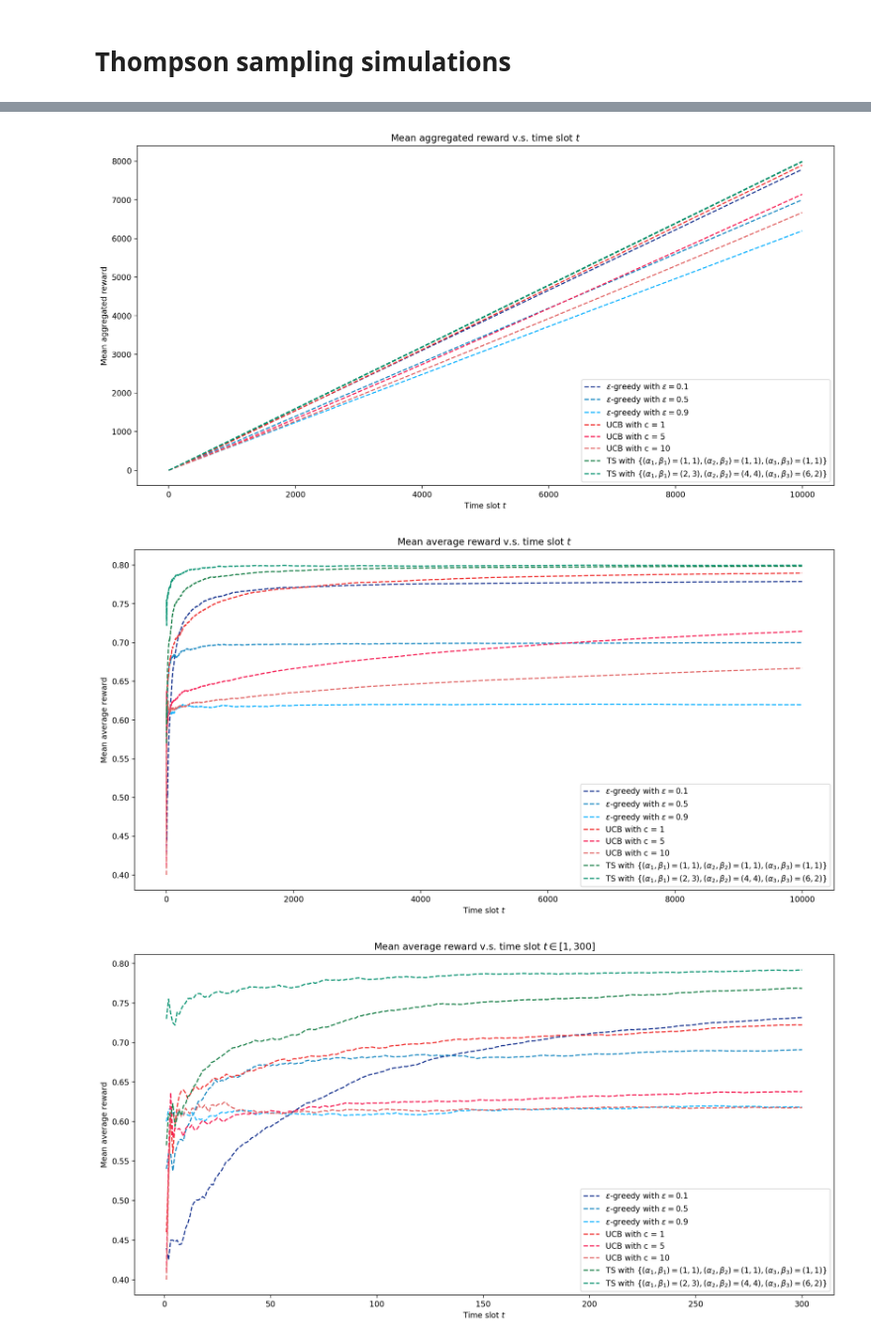
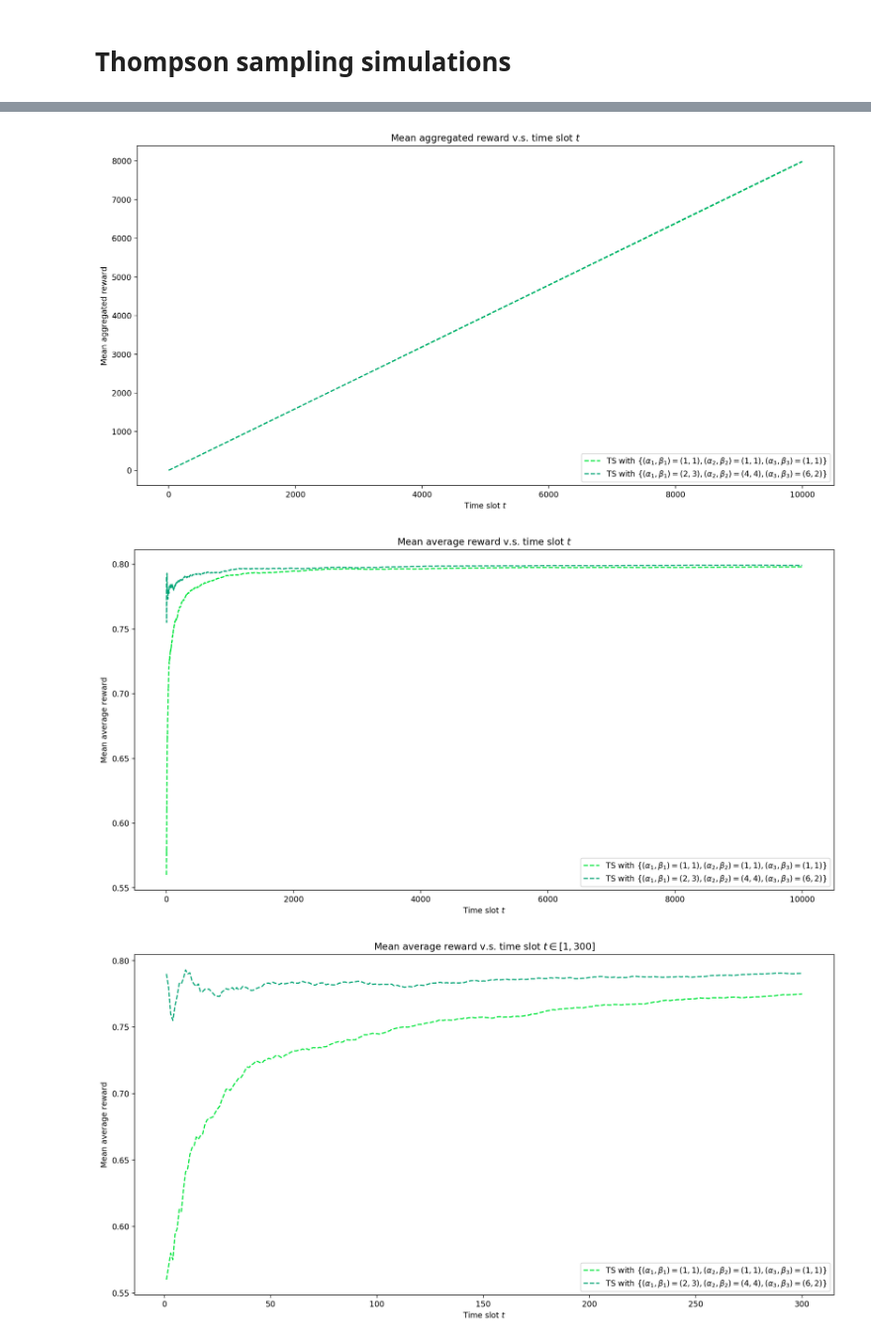
Before and after one commit to WinDerek/awesome-multi-armed-bandit, a Jupyter notebook: bandit_project/three_armed_bandit.ipynb, the cells around one changed output, grey strips where cells are left out. Shown at 99% size. Drawn from its saved outputs; the diff is of its cells as text; code cells hidden in the pictures.

Commit message:
Finishes the simple simulations and plots.

```diff
--- a/bandit_project/three_armed_bandit.ipynb
+++ b/bandit_project/three_armed_bandit.ipynb
@@ -18,3 +18,8 @@
 
 For $N = 10000$, the theoretically maximized expectation of aggregated rewards over $N$ time slots is
 $$\max \mathbb{E} \left[ \sum\limits_{t=1}^{N} r_{I(t)} \right] = \max \sum\limits_{t=1}^{N} \theta_{I(t)} = N \cdot \theta_{I^*} = 10000 \cdot 0.8 = 8000$$
+# %%
+N = 10000
+max_theta = 0.8
+oracle_value = N * max_theta
+print('The oracle value: {}'.format(oracle_value))
@@ -48,11 +55,11 @@ agent1 = EpsilonGreedyAgent(epsilon=0.1)
 agent2 = EpsilonGreedyAgent(epsilon=0.5)
 agent3 = EpsilonGreedyAgent(epsilon=0.9)
 
-sim = Simulator(number_of_time_slot=10000, number_of_repetition=100)
+sim = Simulator(number_of_time_slot=N, number_of_repetition=100)
 sim.run_agent(agent1)
 sim.run_agent(agent2)
 sim.run_agent(agent3)
 
-sim.plot()
+sim.plot(indices=[0, 1, 2])
 # %% [output]
 Agent '$\epsilon$-greedy with $\epsilon = 0.1$' completed.
@@ -89,6 +104,6 @@ tsAgent2 = TsAgent(alpha_list=[2, 3, 4], beta_list=[4, 6, 2])
 sim.run_agent(tsAgent1)
 sim.run_agent(tsAgent2)
 
-sim.plot()
+sim.plot(indices=[6, 7])
 # %% [output]
 Agent 'TS with $\{(\alpha_1, \beta_1) = (1, 1), (\alpha_2, \beta_2) = (1, 1), (\alpha_3, \beta_3) = (1, 1)\}$' completed.
@@ -96,3 +113,3 @@ Agent 'TS with $\{(\alpha_1, \beta_1) = (2, 3), (\alpha_2, \beta_2) = (4, 4), (\
-[figure, old version]
+[figure, new version]
-[figure, old version]
+[figure, new version]
-[figure, old version]
+[figure, new version]
```
Also changed, not shown: parts of 18 cells of this notebook, 4 other files.
